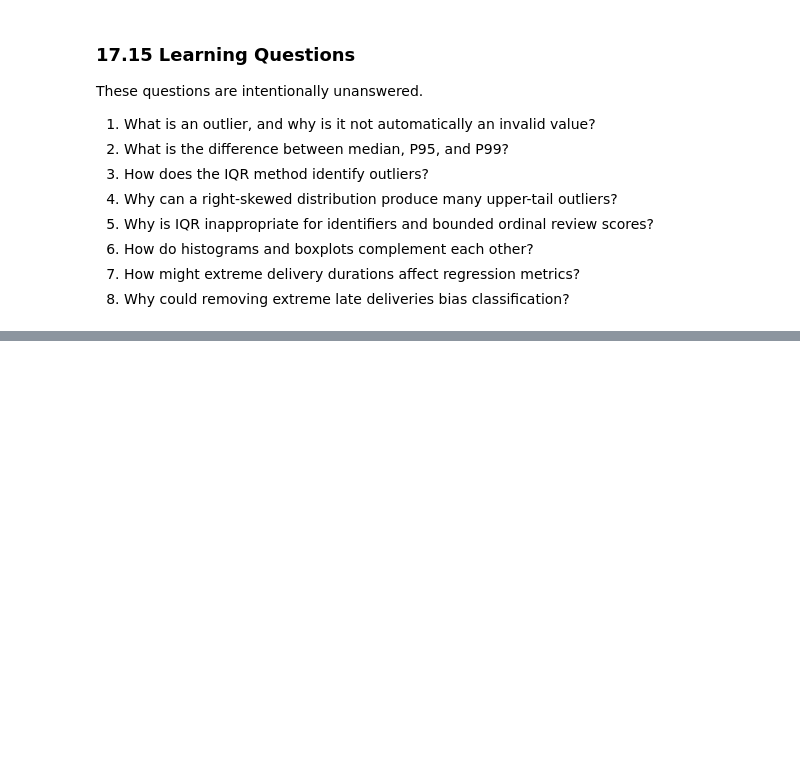
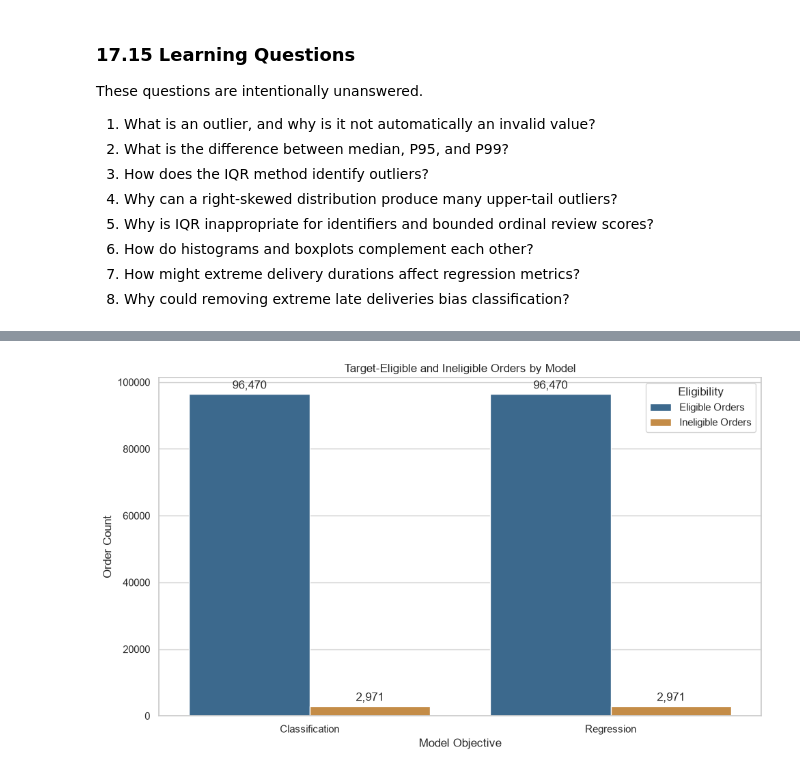
Before and after one commit to mmubashir95/ecommerce-delivery-intelligence, a Jupyter notebook: notebooks/02_data_quality.ipynb, the cells around one changed output, grey strips where cells are left out. Saved outputs shown, nothing was run; the diff lists cells and outputs as text; code cells hidden in the pictures; blank space fills up the shorter version.

Commit message:
Add ML target eligibility analysis to data quality notebook

```diff
--- a/notebooks/02_data_quality.ipynb
+++ b/notebooks/02_data_quality.ipynb
@@ -4828,0 +4916,26 @@ These questions are intentionally unanswered.
+# %%
+delivered_status_mask = target_orders["order_status"].eq("delivered")
+actual_delivery_present = target_orders["order_delivered_customer_date"].notna()
+
+status_summary = (
+    target_orders["order_status"]
+    .value_counts(dropna=False)
+    .rename_axis("Order Status")
+    .reset_index(name="Order Count")
+)
+status_summary["Percentage of Orders"] = status_summary["Order Count"].div(total_orders).mul(100)
+
+delivered_without_actual = delivered_status_mask & ~actual_delivery_present
+non_delivered_with_actual = ~delivered_status_mask & actual_delivery_present
+status_timestamp_checks = pd.DataFrame([
+    {"Check": "Delivered status with actual delivery", "Order Count": int((delivered_status_mask & actual_delivery_present).sum()), "Interpretation": "Observed outcome present"},
+    {"Check": "Delivered status without actual delivery", "Order Count": int(delivered_without_actual.sum()), "Interpretation": "Ineligible; missing target evidence"},
+    {"Check": "Non-delivered status with actual delivery", "Order Count": int(non_delivered_with_actual.sum()), "Interpretation": "Contradiction; investigate and exclude conservatively"},
+    {"Check": "Non-delivered status without actual delivery", "Order Count": int((~delivered_status_mask & ~actual_delivery_present).sum()), "Interpretation": "No observed delivery outcome"},
+])
+
+assert status_summary["Order Count"].sum() == total_orders
+assert int(delivered_without_actual.sum()) == 8
+assert int(non_delivered_with_actual.sum()) == 6
+display(status_summary)
+display(status_timestamp_checks)
@@ -4828,0 +5211,21 @@ These questions are intentionally unanswered.
+# %%
+eligibility_chart_data = pd.concat([classification_summary, regression_summary], ignore_index=True).melt(
+    id_vars="Model",
+    value_vars=["Eligible Orders", "Ineligible Orders"],
+    var_name="Eligibility",
+    value_name="Order Count",
+)
+
+TASK8_PALETTE = {"Eligible Orders": "#2F6B9A", "Ineligible Orders": "#D98E32"}
+fig, ax = plt.subplots(figsize=(10, 6))
+sns.barplot(data=eligibility_chart_data, x="Model", y="Order Count", hue="Eligibility", palette=TASK8_PALETTE, ax=ax)
+for container in ax.containers:
+    ax.bar_label(container, fmt="{:,.0f}", padding=3)
+ax.set_title("Target-Eligible and Ineligible Orders by Model")
+ax.set_xlabel("Model Objective")
+ax.set_ylabel("Order Count")
+ax.legend(title="Eligibility")
+plt.tight_layout()
+plt.show()
+# %% [output]
+[figure, added]
```
Also changed, not shown: parts of 23 cells of this notebook.
